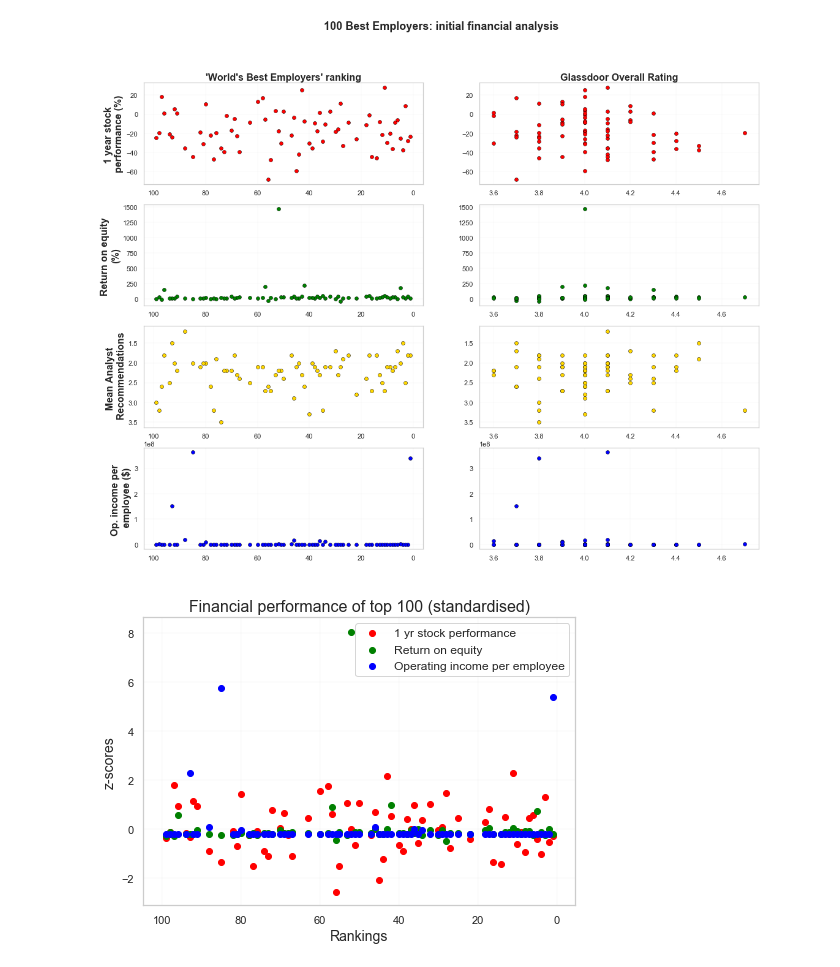
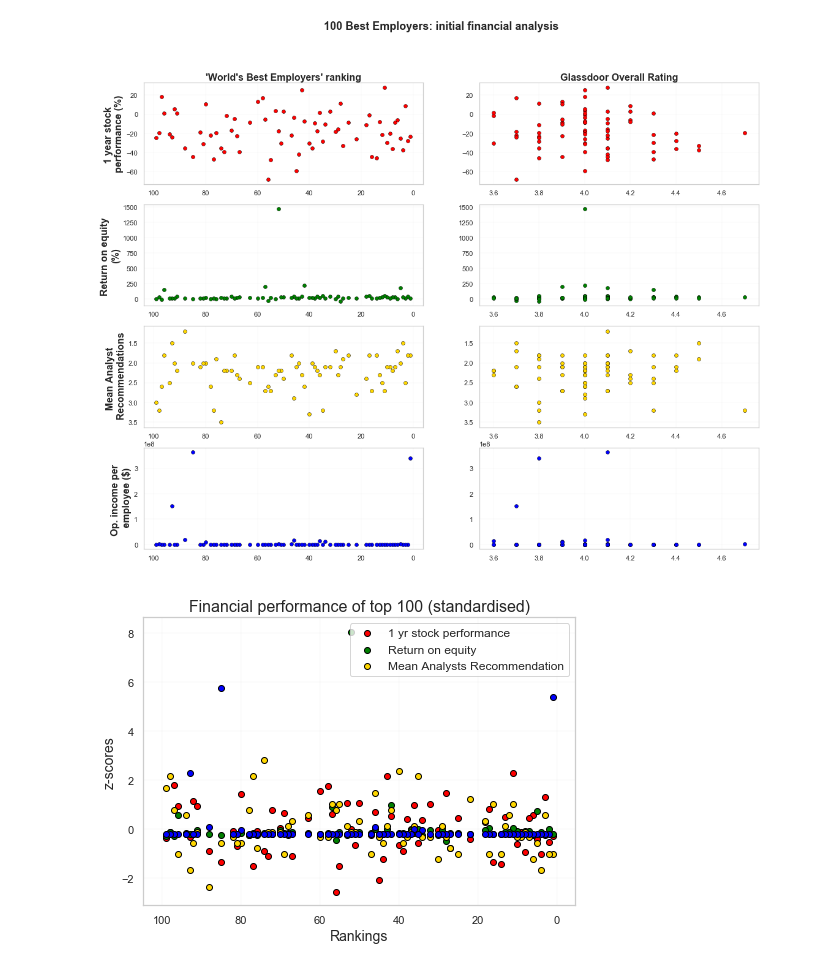
Before and after one commit to timonx11/Project-1-Demonstrasion-Group6, a Jupyter notebook: starter_code/employers_YFloop_section2.ipynb, the cells around one changed output. Cells and saved outputs as stored; diff of their text form; code cells hidden in the pictures.

```diff
--- a/starter_code/employers_YFloop_section2.ipynb
+++ b/starter_code/employers_YFloop_section2.ipynb
@@ -170,6 +170,9 @@ roe_z=st.zscore(roe)
 
 op_emp=employers_filter['Operating income per employee'].astype(float)
 op_emp_z=st.zscore(op_emp)
+
+analyst=employers_filter['Analyst Recommendation Mean'].astype(float)
+analyst_z=st.zscore(analyst)
 # %%
 employers_filter.head(6)
 # %% [output]
@@ -241,14 +244,15 @@ plt.show()
 # %%
 fig=plt.figure()
 ax=fig.add_axes([0,0,1,1])
-ax1=ax.scatter(rank,stock_z,color='Red',label='1 yr stock performance')
-ax2=ax.scatter(rank,roe_z,color='green',label='Return on equity')
-ax3=ax.scatter(rank,op_emp_z,color='blue',label="Operating income per employee")
+ax1=ax.scatter(rank,stock_z,color='Red',label='1 yr stock performance',edgecolor="black")
+ax2=ax.scatter(rank,roe_z,color='green',label='Return on equity',edgecolor="black")
+ax3=ax.scatter(rank,analyst_z,color='gold',label="Mean Analysts Recommendation",edgecolor="black")
+ax4=ax.scatter(rank,op_emp_z,color='blue',label="Operating income per employee")
 ax.legend(handles=[ax1,ax2,ax3],prop={'size':12})
 ax.set_xlabel("Rankings", size=14)
 ax.set_ylabel("z-scores", size=14)
 ax.set_title("Financial performance of top 100 (standardised)",size=16)
 ax.invert_xaxis()
 plt.show()
 # %% [output]
-[figure, old version]
+[figure, new version]
```
Also changed, not shown: 1 other file.
